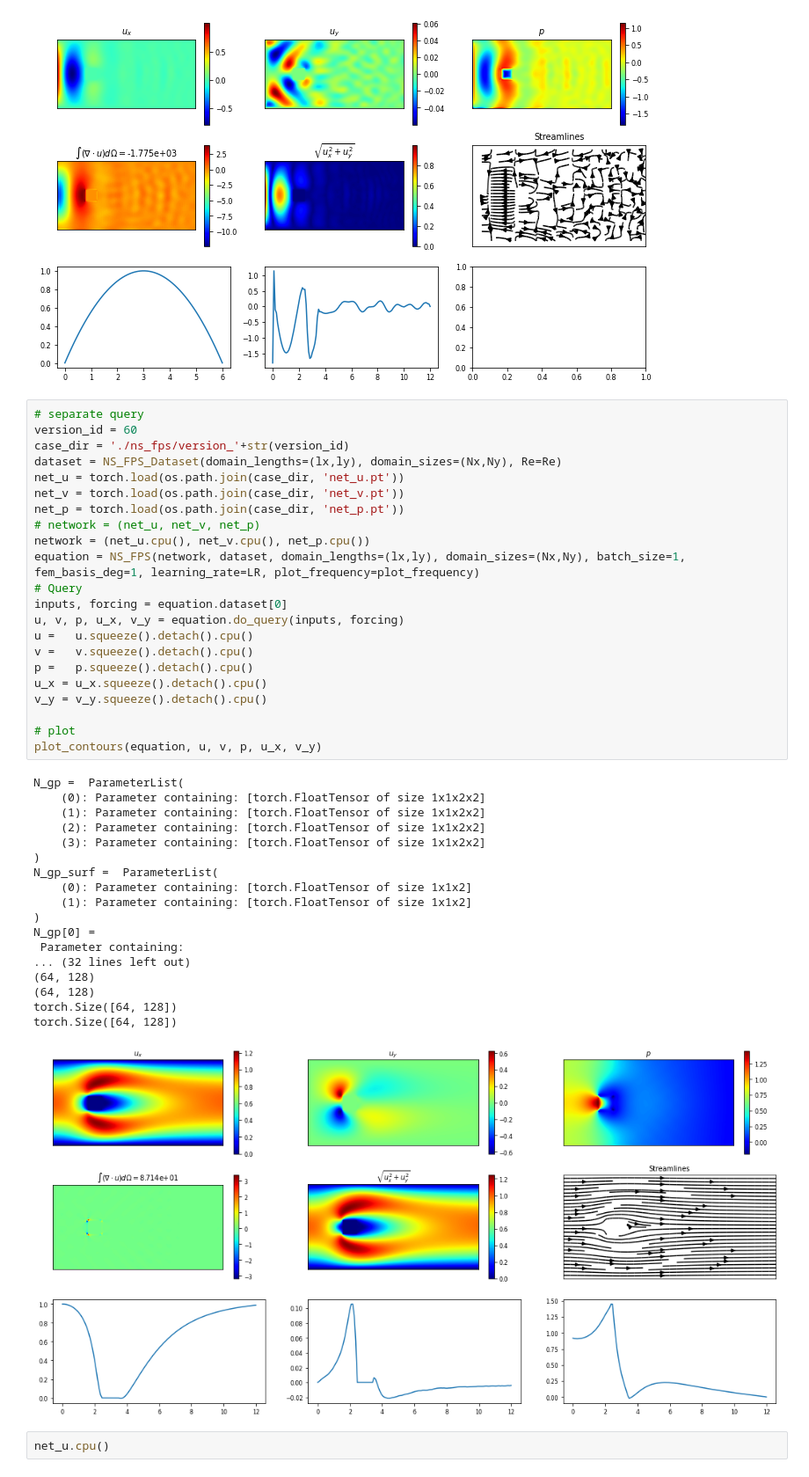
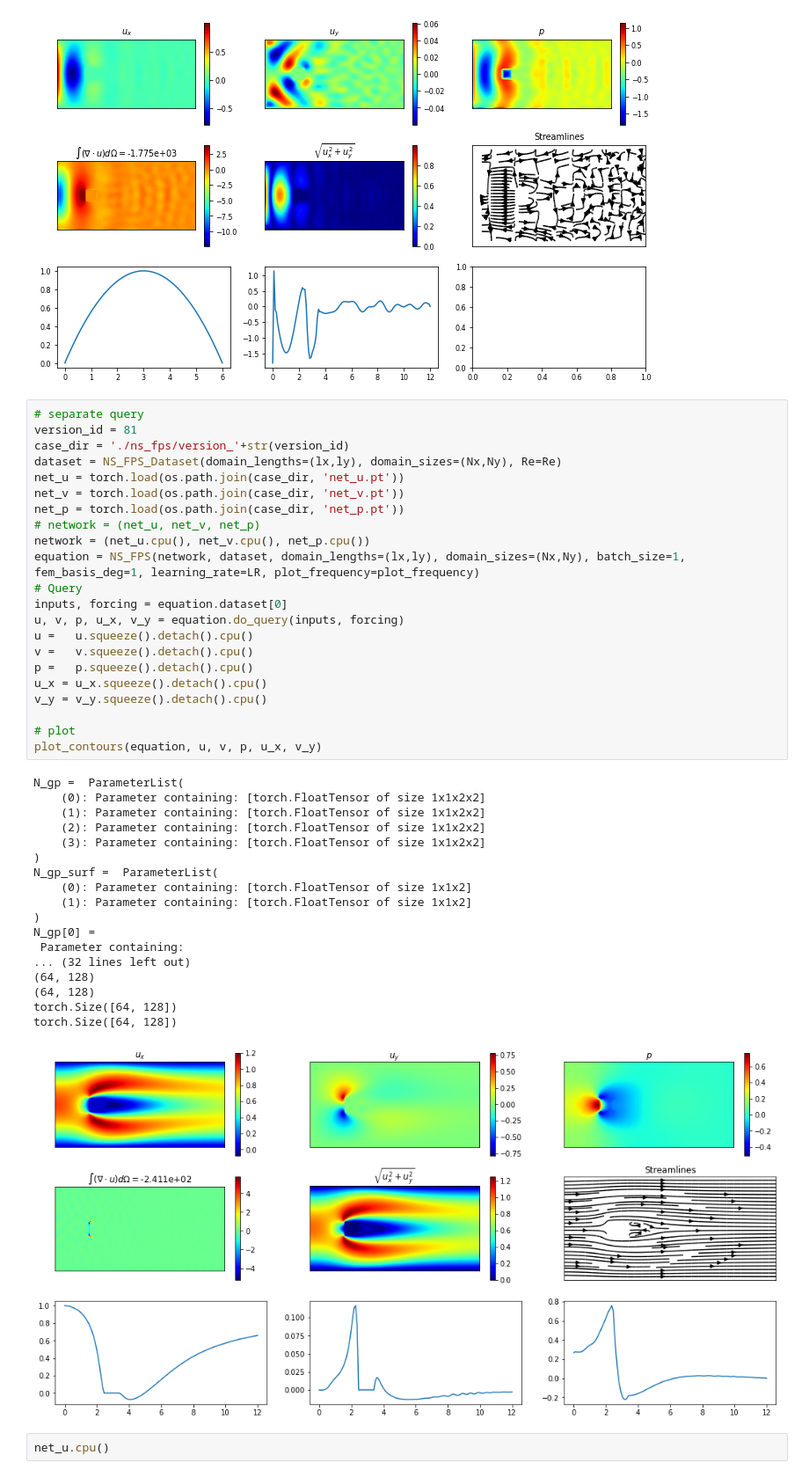
Before and after one commit to adityabalu/DiffNet, a Jupyter notebook: examples/navier-stokes/single_instance/q2_ns_fps_resmin.ipynb, the cells around one changed output. Shown: that part at 88% size. Cells and saved outputs as stored; diff of their text form.

```diff
--- a/examples/navier-stokes/single_instance/q2_ns_fps_resmin.ipynb
+++ b/examples/navier-stokes/single_instance/q2_ns_fps_resmin.ipynb
@@ -220,7 +219,7 @@ torch.Size([64, 128])
 [figure]
 # %%
 # separate query
-version_id = 60
+version_id = 81
 case_dir = './ns_fps/version_'+str(version_id)
 dataset = NS_FPS_Dataset(domain_lengths=(lx,ly), domain_sizes=(Nx,Ny), Re=Re)
 net_u = torch.load(os.path.join(case_dir, 'net_u.pt'))
@@ -231,34 +230,34 @@ network = (net_u.cpu(), net_v.cpu(), net_p.cpu())
 equation = NS_FPS(network, dataset, domain_lengths=(lx,ly), domain_sizes=(Nx,Ny), batch_size=1, fem_basis_deg=1, learning_rate=LR, plot_frequency=plot_frequency)
 # Query
 inputs, forcing = equation.dataset[0]
 u, v, p, u_x, v_y = equation.do_query(inputs, forcing)
 u =   u.squeeze().detach().cpu()
 v =   v.squeeze().detach().cpu()
 p =   p.squeeze().detach().cpu()
 u_x = u_x.squeeze().detach().cpu()
 v_y = v_y.squeeze().detach().cpu()
 
 # plot
 plot_contours(equation, u, v, p, u_x, v_y)
 # %% [output]
 N_gp =  ParameterList(
     (0): Parameter containing: [torch.FloatTensor of size 1x1x2x2]
     (1): Parameter containing: [torch.FloatTensor of size 1x1x2x2]
     (2): Parameter containing: [torch.FloatTensor of size 1x1x2x2]
     (3): Parameter containing: [torch.FloatTensor of size 1x1x2x2]
 )
 N_gp_surf =  ParameterList(
     (0): Parameter containing: [torch.FloatTensor of size 1x1x2]
     (1): Parameter containing: [torch.FloatTensor of size 1x1x2]
 )
 N_gp[0] =
  Parameter containing:
 ... (32 lines left out)
 (64, 128)
 (64, 128)
 torch.Size([64, 128])
 torch.Size([64, 128])
-[figure, old version]
+[figure, new version]
 # %%
 net_u.cpu()
 # %% [output]
```
Also changed, not shown: parts of 5 cells of this notebook, 9 other files.
